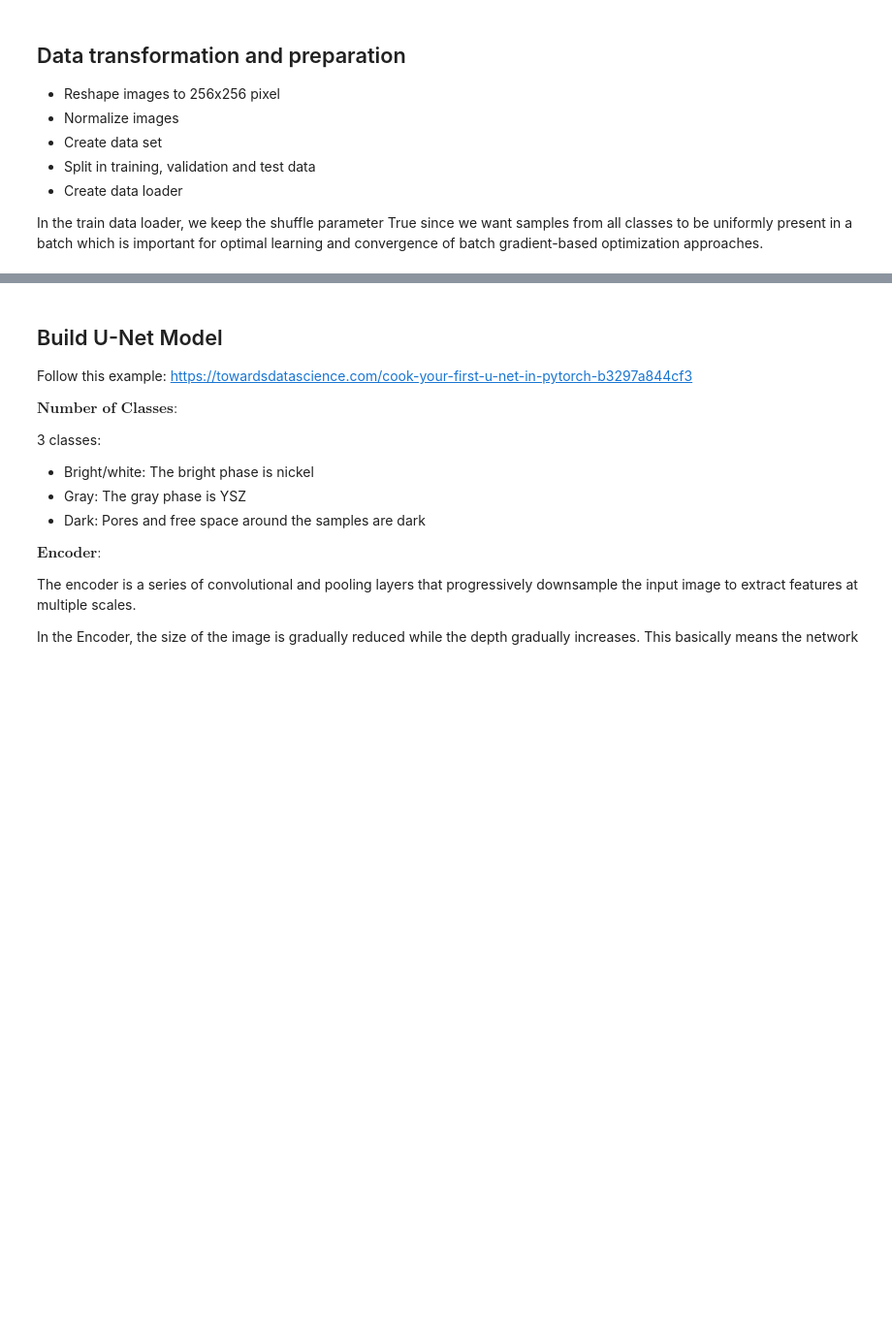
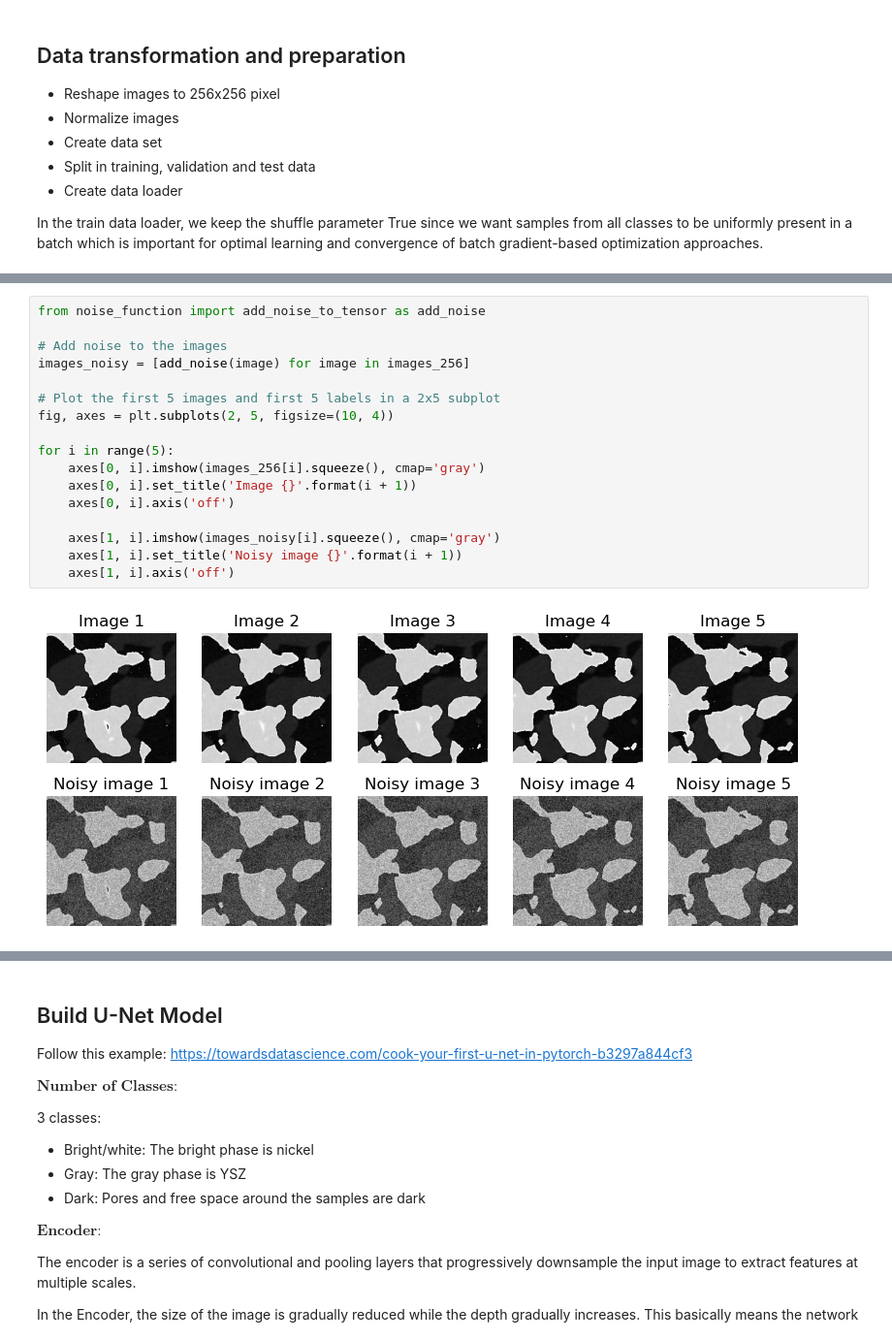
Before and after one commit to jlouvis/Deep-Learning, a Jupyter notebook: Assignment_X_Rays.ipynb, the cells around one changed output, grey strips where cells are left out. Shown at 97% size. Saved outputs shown, nothing was run; the diff lists cells and outputs as text; blank space fills up the shorter version.

```diff
--- a/Assignment_X_Rays.ipynb
+++ b/Assignment_X_Rays.ipynb
@@ -119,0 +220,19 @@ test_loader = DataLoader(test_set, batch_size=batch_size, shuffle=False) # no ne
+# %%
+from noise_function import add_noise_to_tensor as add_noise
+
+# Add noise to the images
+images_noisy = [add_noise(image) for image in images_256]
+
+# Plot the first 5 images and first 5 labels in a 2x5 subplot
+fig, axes = plt.subplots(2, 5, figsize=(10, 4))
+
+for i in range(5):
+    axes[0, i].imshow(images_256[i].squeeze(), cmap='gray')
+    axes[0, i].set_title('Image {}'.format(i + 1))
+    axes[0, i].axis('off')
+
+    axes[1, i].imshow(images_noisy[i].squeeze(), cmap='gray')
+    axes[1, i].set_title('Noisy image {}'.format(i + 1))
+    axes[1, i].axis('off')
+# %% [output]
+[figure, added]
```
Also changed, not shown: parts of 7 cells of this notebook, 7 other files.
